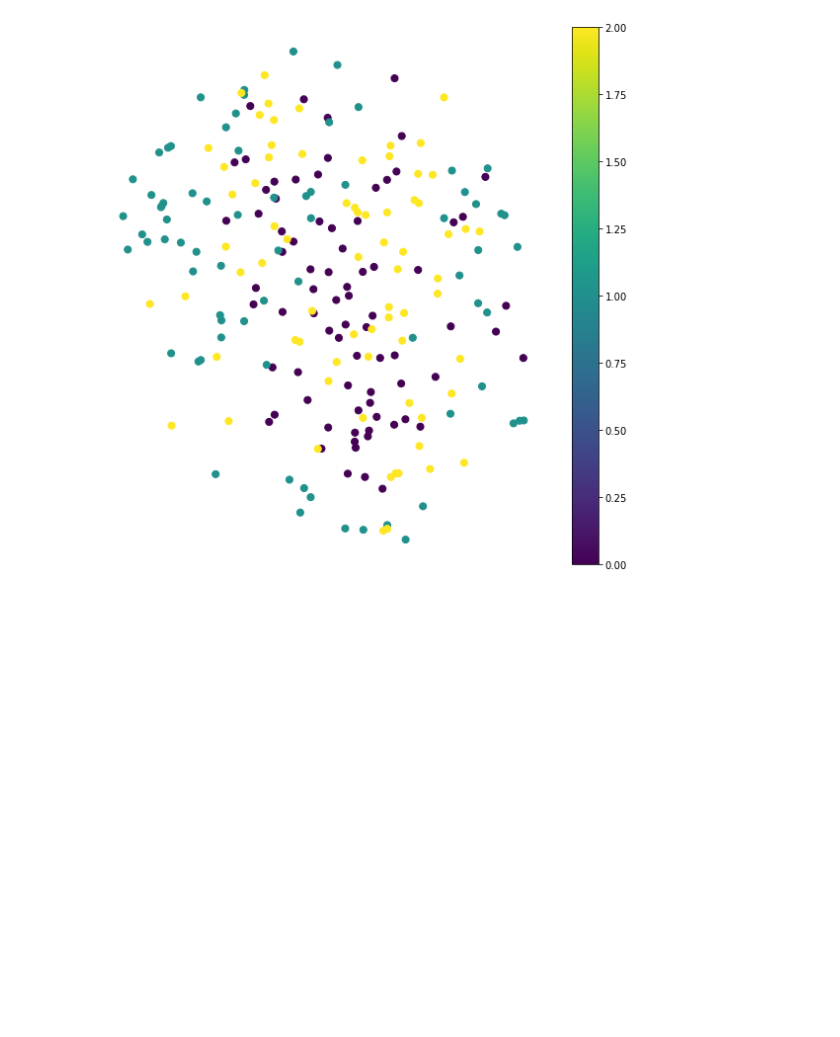
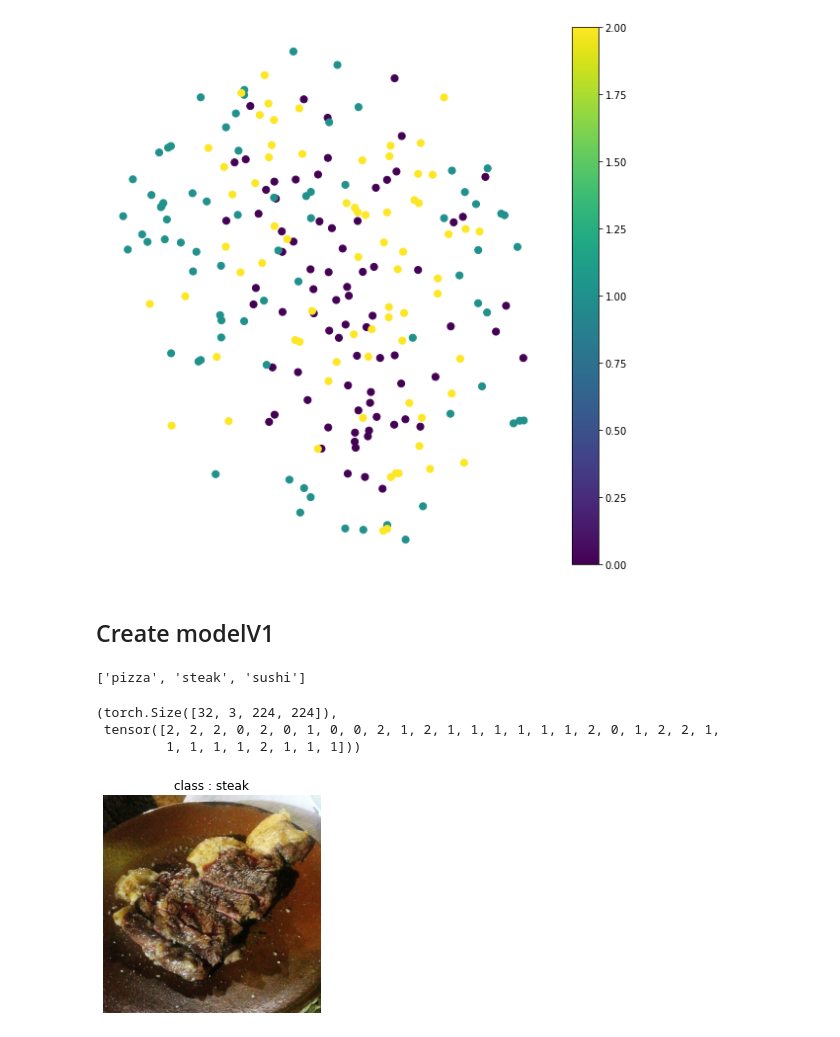
Before and after one commit to NickyAlan/pytorch_22, a Jupyter notebook: 04_pytorch_custom_datasets.ipynb, the cells around one changed output. Saved outputs shown, nothing was run; the diff lists cells and outputs as text; code cells hidden in the pictures; blank space fills up the shorter version.

Commit message:
best model

```diff
--- a/04_pytorch_custom_datasets.ipynb
+++ b/04_pytorch_custom_datasets.ipynb
@@ -453,3 +460,41 @@ plt.axis('off')
 plt.colorbar();
 # %% [output]
 [figure]
+# %% [markdown]
+## Create modelV1
+# %%
+transformersTrainV1 = transforms.Compose([
+    transforms.Resize((224,224)),
+    transforms.RandomHorizontalFlip(p=0.5),
+    transforms.ToTensor()
+])
+transformersTestV1 = transforms.Compose([
+    transforms.Resize((224,224)),
+    transforms.ToTensor()
+])
+
+train_images = datasets.ImageFolder(root=train_path, transform=transformersTrainV1, target_transform=None)
+test_images = datasets.ImageFolder(root=test_path, transform=transformersTestV1, target_transform=None)
+
+class_names = train_images.classes
+class_names
+# %% [output]
+['pizza', 'steak', 'sushi']
+# %%
+BATCH_SIZE = 32
+train_dataloader = DataLoader(train_images, batch_size=BATCH_SIZE,num_workers=os.cpu_count(), shuffle=True)
+test_dataloader = DataLoader(test_images, batch_size=BATCH_SIZE,num_workers=os.cpu_count(), shuffle=False)
+
+images, labels = next(iter(train_dataloader))
+images.shape, labels
+# %% [output]
+(torch.Size([32, 3, 224, 224]),
+ tensor([2, 2, 2, 0, 2, 0, 1, 0, 0, 2, 1, 2, 1, 1, 1, 1, 1, 1, 2, 0, 1, 2, 2, 1,
+         1, 1, 1, 1, 2, 1, 1, 1]))
+# %%
+sample_idx = 29
+plt.imshow(images[sample_idx].permute(1,2,0))
+plt.title(f'class : {class_names[labels[sample_idx]]}')
+plt.axis('off');
+# %% [output]
+[figure, added]
```
Also changed, not shown: parts of 10 cells of this notebook, 1 other file.
